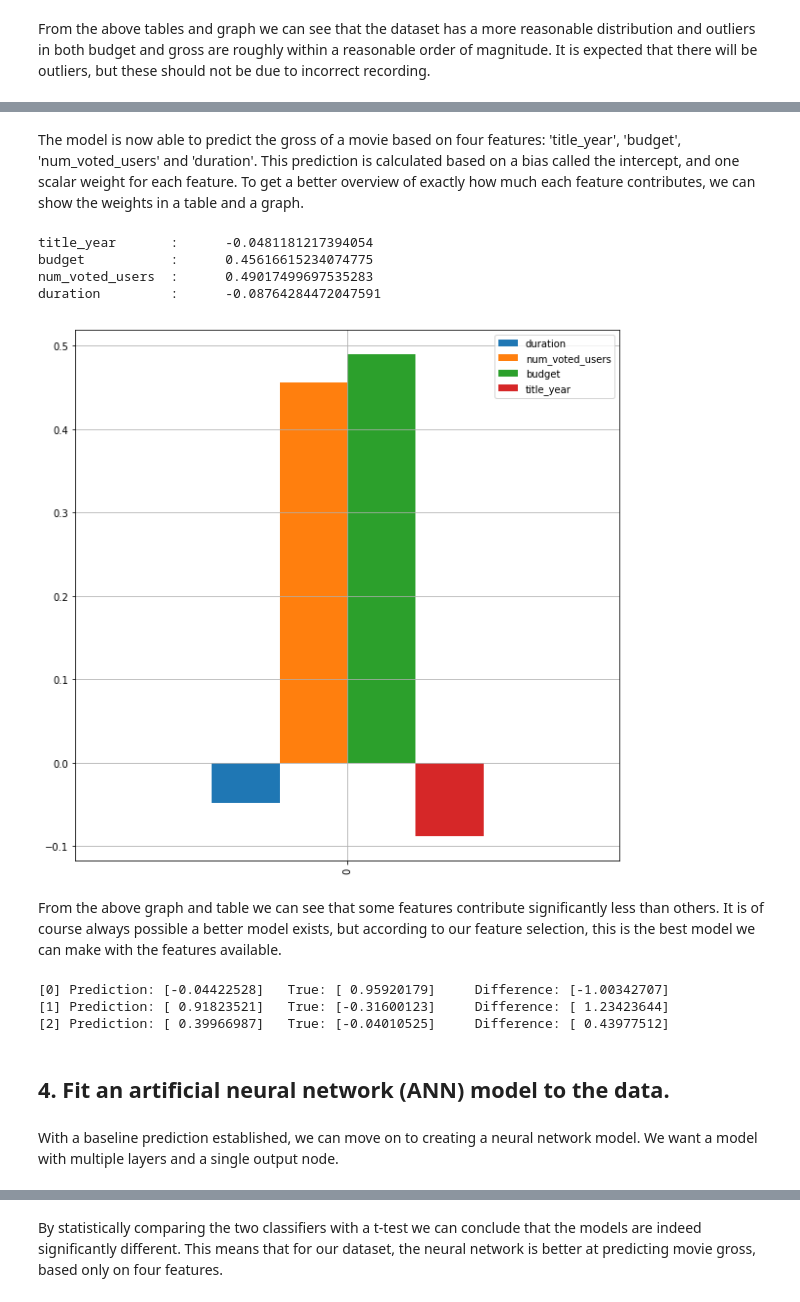
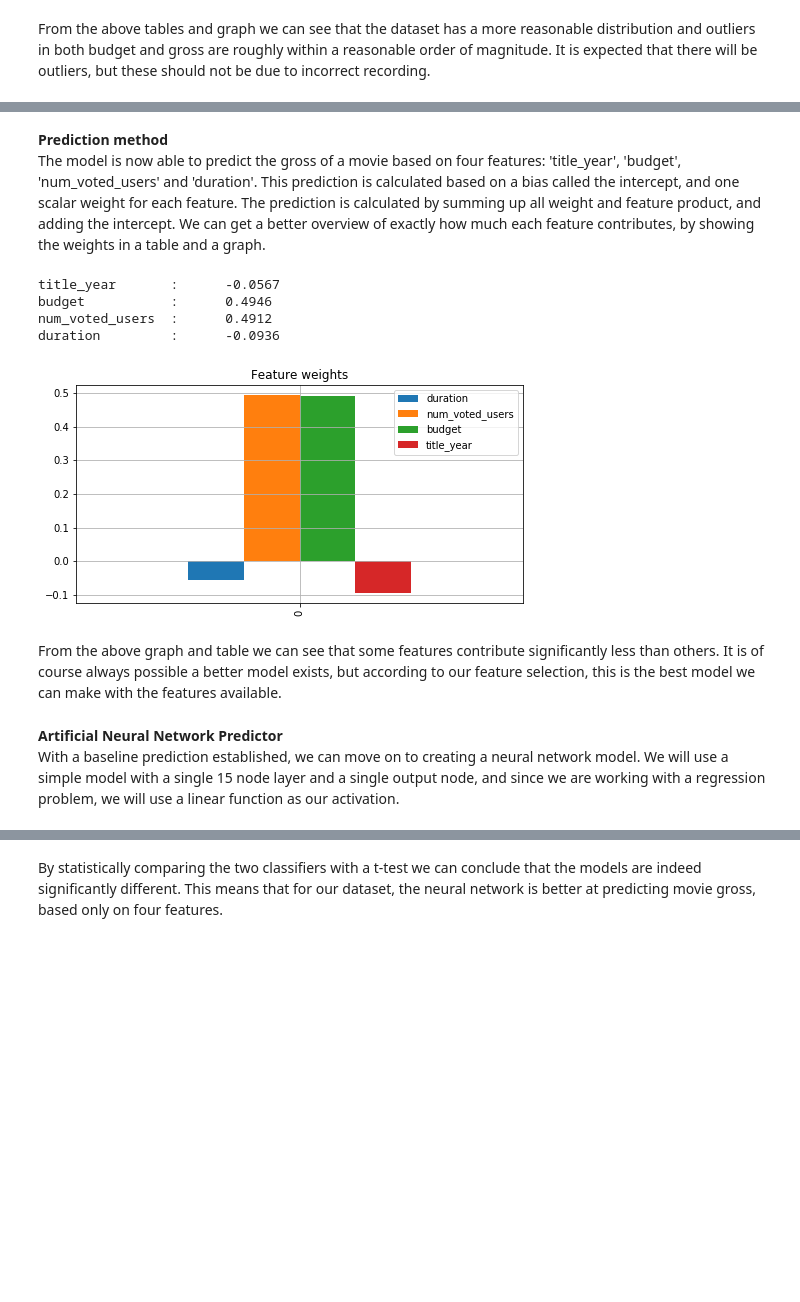
Before and after one commit to christianbillp/python, a Jupyter notebook: notebooks/ML_projekt2-regression.ipynb, the cells around one changed output, grey strips where cells are left out. Saved outputs shown, nothing was run; the diff lists cells and outputs as text; code cells hidden in the pictures; blank space fills up the shorter version.

```diff
--- a/notebooks/ML_projekt2-regression.ipynb
+++ b/notebooks/ML_projekt2-regression.ipynb
@@ -440,7 +413,7 @@ X = data['standardized'][['duration', 'num_voted_users', 'budget', 'title_year']
 #X = data['standardized'].drop('gross', axis=1)
 y = data['standardized'][['gross']]
 
-X_train, X_test, y_train, y_test = train_test_split(X, y, test_size=0.1, random_state=42)
+X_train, X_test, y_train, y_test = train_test_split(X, y, test_size=0.25, random_state=42)
 
 lm = LinearRegression()
 lm.fit(X_train, y_train)
@@ -448,7 +421,7 @@ y_pred = lm.predict(X_test)
 error = mean_squared_error(y_test, y_pred)
 
 # Visualize prediction against true value
-plt.figure()
+plt.figure(figsize=(6,4))
 plt.plot(y_test,y_pred,'.')
 plt.grid()
 plt.title('{0}, Mean squared error: {1:.04f}'.format(y_train.columns[0], error))
@@ -464,24 +437,15 @@ With a mean squared error of 0.5578 our model isn't great at predicting, but hop
 # %% [markdown]
-The model is now able to predict the gross of a movie based on four features: 'title_year', 'budget', 'num_voted_users' and 'duration'. This prediction is calculated based on a bias called the intercept, and one scalar weight for each feature. To get a better overview of exactly how much each feature contributes, we can show the weights in a table and a graph.
+<b>Prediction method</b><br>
+The model is now able to predict the gross of a movie based on four features: 'title_year', 'budget', 'num_voted_users' and 'duration'. This prediction is calculated based on a bias called the intercept, and one scalar weight for each feature. The prediction is calculated by summing up all weight and feature product, and adding the intercept. We can get a better overview of exactly how much each feature contributes, by showing the weights in a table and a graph.
 # %%
 for feature in zip(['title_year', 'budget', 'num_voted_users', 'duration'], lm.coef_[0]):
-    print("{:17}:\t{}".format(feature[0], feature[1]))
-pd.DataFrame(lm.coef_, columns=X.columns.values.tolist()).plot.bar(grid=True, figsize=(10,10));
+    print("{:17}:\t{:.4f}".format(feature[0], feature[1]))
+pd.DataFrame(lm.coef_, columns=X.columns.values.tolist()).plot.bar(grid=True, figsize=(8,4), title='Feature weights');
 # %% [output]
-title_year       :      -0.0481181217394054
-budget           :      0.45616615234074775
-num_voted_users  :      0.49017499697535283
-duration         :      -0.08764284472047591
+title_year       :      -0.0567
+budget           :      0.4946
+num_voted_users  :      0.4912
+duration         :      -0.0936
-[figure, old version]
+[figure, new version]
 # %% [markdown]
 From the above graph and table we can see that some features contribute significantly less than others. It is of course always possible a better model exists, but according to our feature selection, this is the best model we can make with the features available.
-# %%
-for n in [0, 1, 2]:
-    print("[{}] Prediction: {}\tTrue: {}\tDifference: {}"
-          .format(n, y_pred[n], y_test.values[n], y_pred[n]-y_test.values[n]))
-# %% [output]
-[0] Prediction: [-0.04422528]   True: [ 0.95920179]     Difference: [-1.00342707]
-[1] Prediction: [ 0.91823521]   True: [-0.31600123]     Difference: [ 1.23423644]
-[2] Prediction: [ 0.39966987]   True: [-0.04010525]     Difference: [ 0.43977512]
-# %% [markdown]
-## 4. Fit an artificial neural network (ANN) model to the data.
@@ -488,5 +454,6 @@ for n in [0, 1, 2]:
 # %% [markdown]
-With a baseline prediction established, we can move on to creating a neural network model. We want a model with multiple layers and a single output node.
+<b>Artificial Neural Network Predictor</b><br>
+With a baseline prediction established, we can move on to creating a neural network model. We will use a simple model with a single 15 node layer and a single output node, and since we are working with a regression problem, we will use a linear function as our activation.
 # %%
 from keras.models import Sequential
 from keras.layers import Dense, Activation
```
Also changed, not shown: parts of 47 cells of this notebook.
